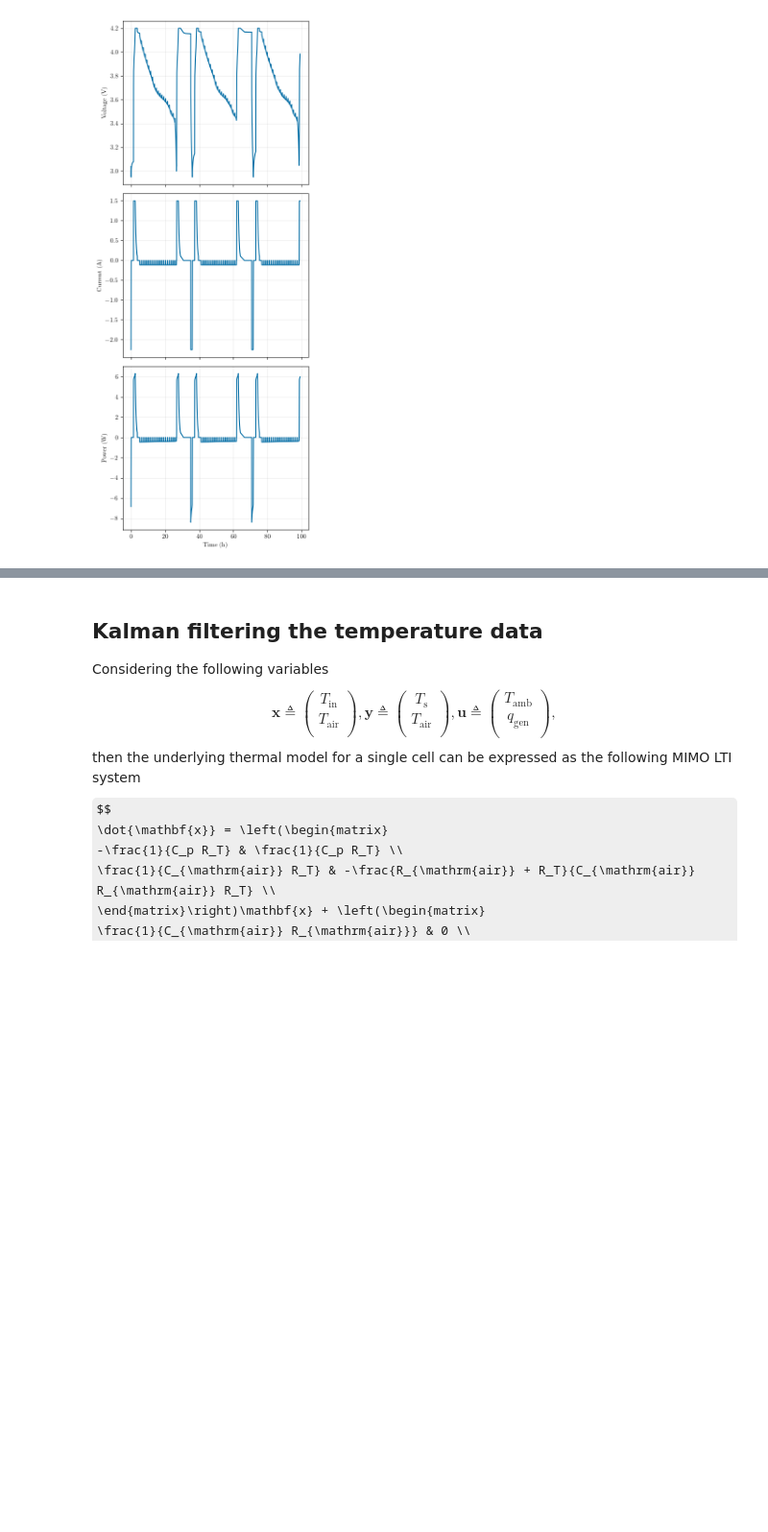
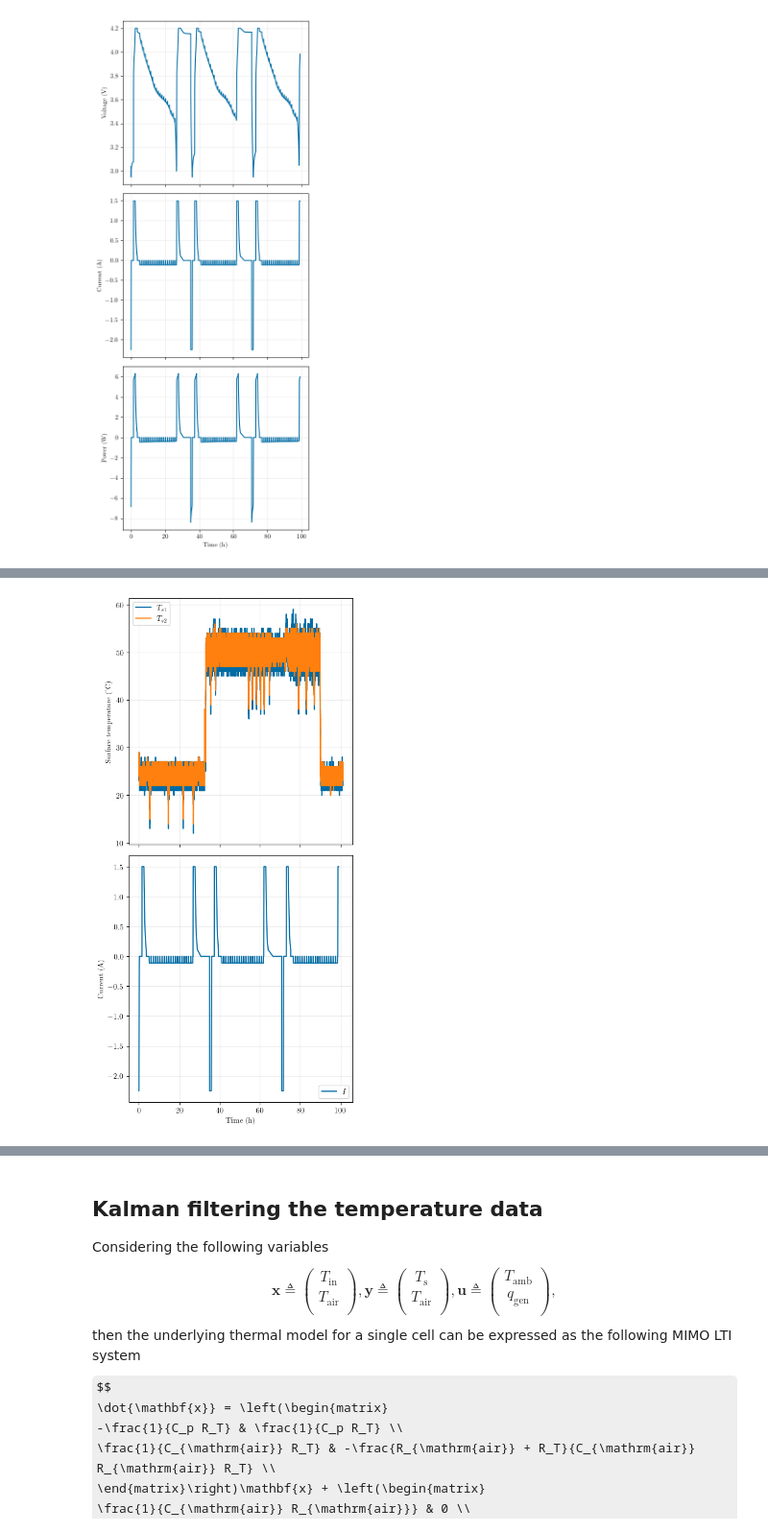
Before and after one commit to prognostics-lab/lion, a Jupyter notebook: data_analysis.ipynb, the cells around one changed output, grey strips where cells are left out. Shown at 96% size. Saved outputs shown, nothing was run; the diff lists cells and outputs as text; code cells hidden in the pictures; some formulas as TeX source; blank space fills up the shorter version.

```diff
--- a/data_analysis.ipynb
+++ b/data_analysis.ipynb
@@ -246,0 +266,26 @@ plt.show()
+# %%
+fig, (ax1, ax2) = plt.subplots(2, 1, figsize=(5, 10), sharex=True)
+
+seconds_from_start = sensor_df["unix_time_utc"] - sensor_df["unix_time_utc"][0]
+cap_seconds = np.array([datetime.datetime.strptime(d[:-3], "%m/%d/%Y %H:%M:%S.%f") for d in cap_df["Seconds"]])
+cap_seconds = cap_seconds - cap_seconds[0]
+cap_seconds = np.array([delta.total_seconds() for delta in cap_seconds])
+
+
+ax1.plot(seconds_from_start / 3600, sensor_df["temp_s1"], alpha=1, label="$T_{{s1}}$")
+ax1.plot(seconds_from_start / 3600, sensor_df["temp_s2"], alpha=1, label="$T_{{s2}}$")
+ax2.plot(cap_seconds / 3600, cap_df["Current"], alpha=1, label="$I$")
+
+ax1.legend()
+ax2.legend()
+ax1.grid(alpha=0.25)
+ax2.grid(alpha=0.25)
+
+ax2.set_xlabel("Time (h)")
+ax1.set_ylabel("Surface temperature (°C)")
+ax2.set_ylabel("Current (A)")
+
+fig.tight_layout()
+plt.show()
+# %% [output]
+[figure, added]
```
Also changed, not shown: parts of 7 cells of this notebook.
